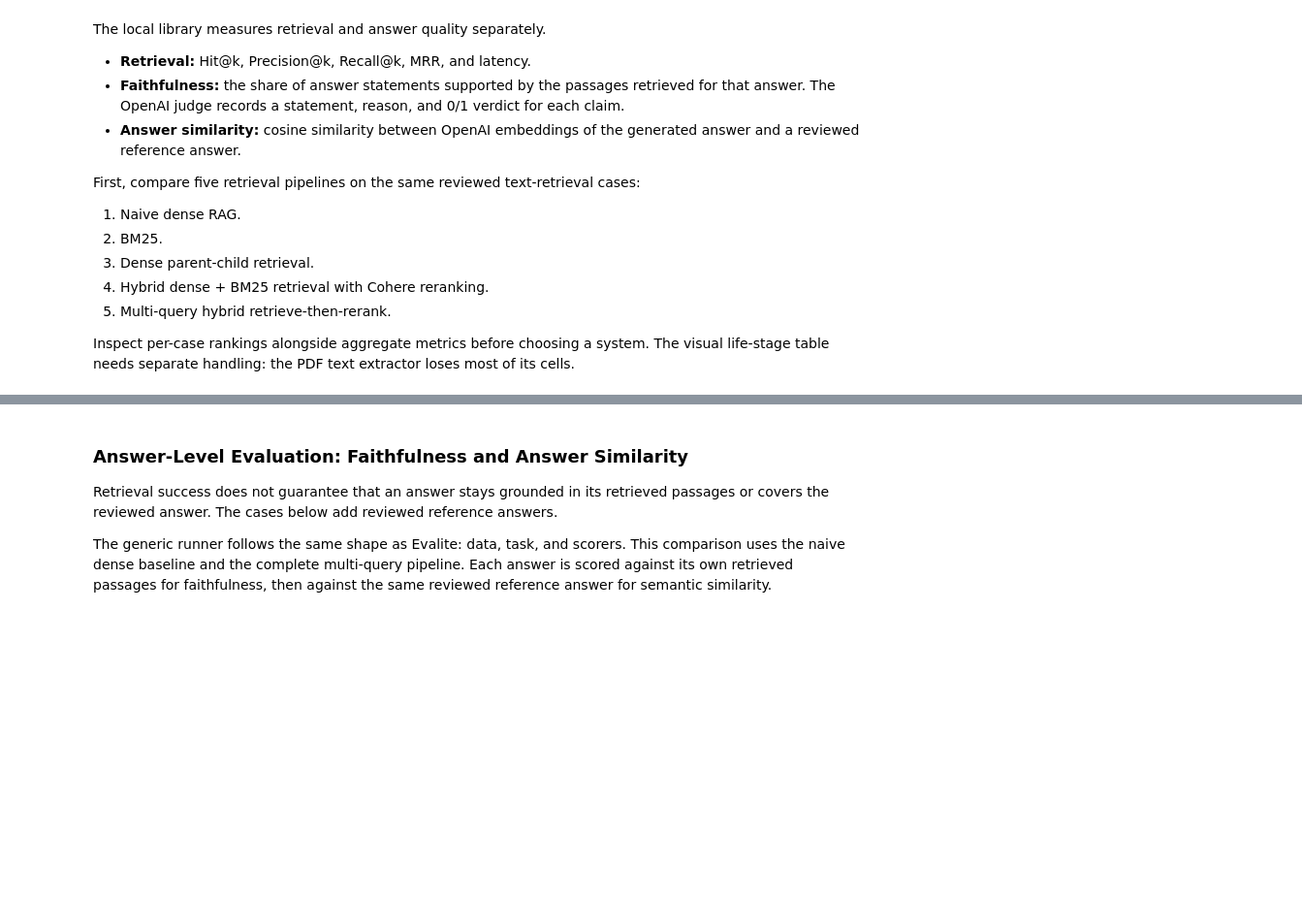
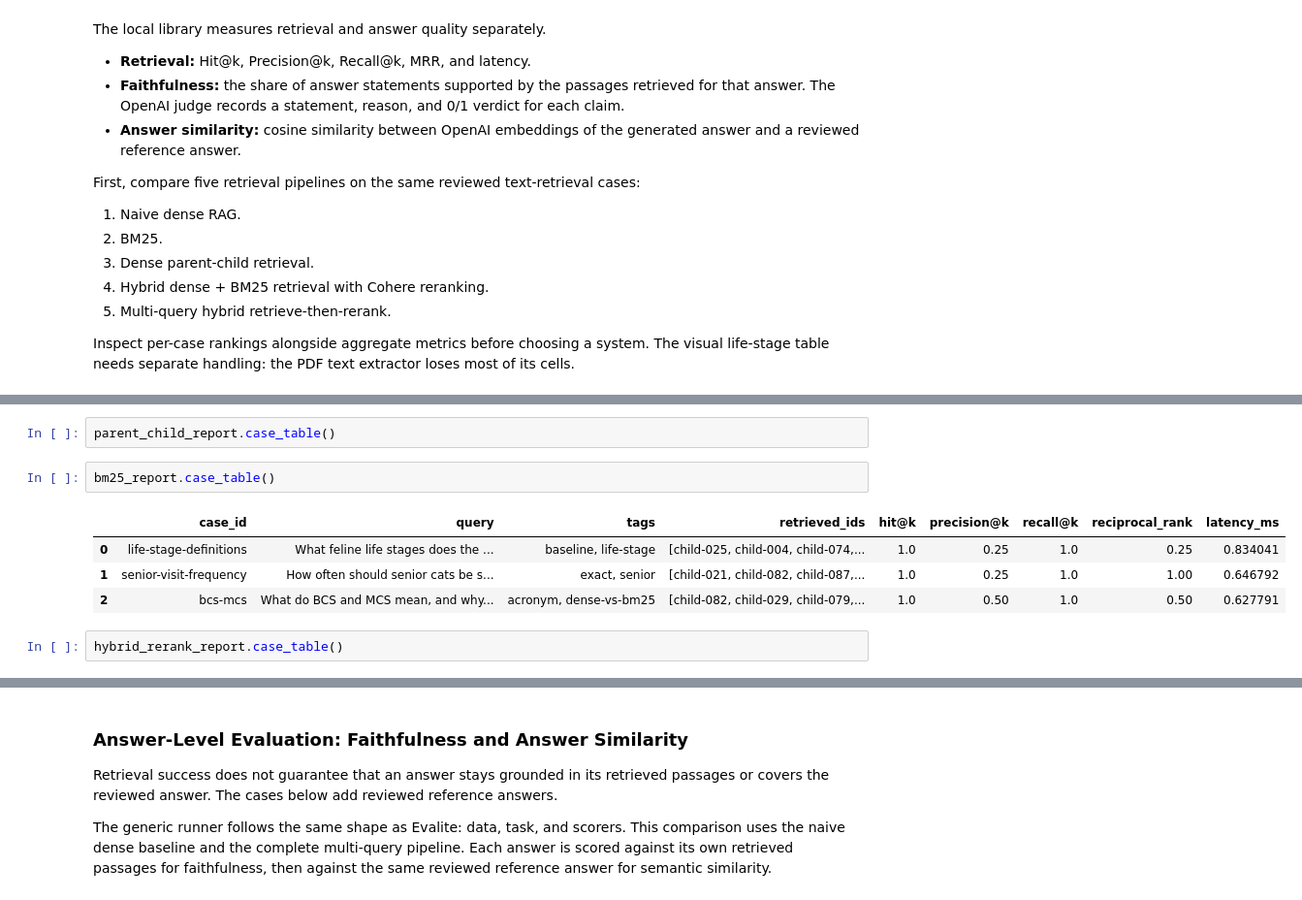
Before and after one commit to Keatnuxsuo/The-AI-Engineering-Certification-v1.0, a Jupyter notebook: 07_Advanced_Retrievers/01_Cat_Health_Advanced_Retrieval.ipynb, the cells around one changed output, grey strips where cells are left out. Shown at 97% size. Drawn from its saved outputs; the diff is of its cells as text; blank space fills up the shorter version.

```diff
--- a/07_Advanced_Retrievers/01_Cat_Health_Advanced_Retrieval.ipynb
+++ b/07_Advanced_Retrievers/01_Cat_Health_Advanced_Retrieval.ipynb
@@ -716,3 +735,14 @@ comparison
+# %%
+parent_child_report.case_table()
+# %%
+bm25_report.case_table()
+# %% [output]
+|  | case_id | query | tags | retrieved_ids | hit@k | precision@k | recall@k | reciprocal_rank | latency_ms |
+| 0 | life-stage-definitions | What feline life stages does the ... | baseline, life-stage | [child-025, child-004, child-074,... | 1.0 | 0.25 | 1.0 | 0.25 | 0.834041 |
+| 1 | senior-visit-frequency | How often should senior cats be s... | exact, senior | [child-021, child-082, child-087,... | 1.0 | 0.25 | 1.0 | 1.00 | 0.646792 |
+| 2 | bcs-mcs | What do BCS and MCS mean, and why... | acronym, dense-vs-bm25 | [child-082, child-029, child-079,... | 1.0 | 0.50 | 1.0 | 0.50 | 0.627791 |
+# %%
+hybrid_rerank_report.case_table()
 # %%
 multi_query_report.case_table()
 # %% [output]
```
Also changed, not shown: parts of 21 cells of this notebook, 7 other files.
